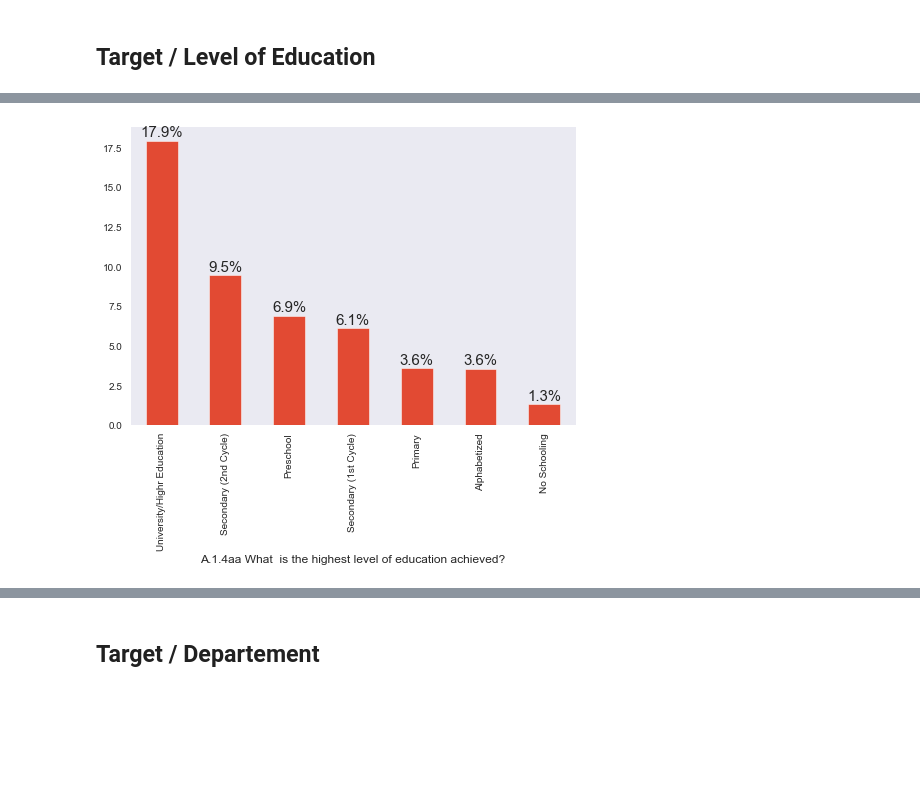
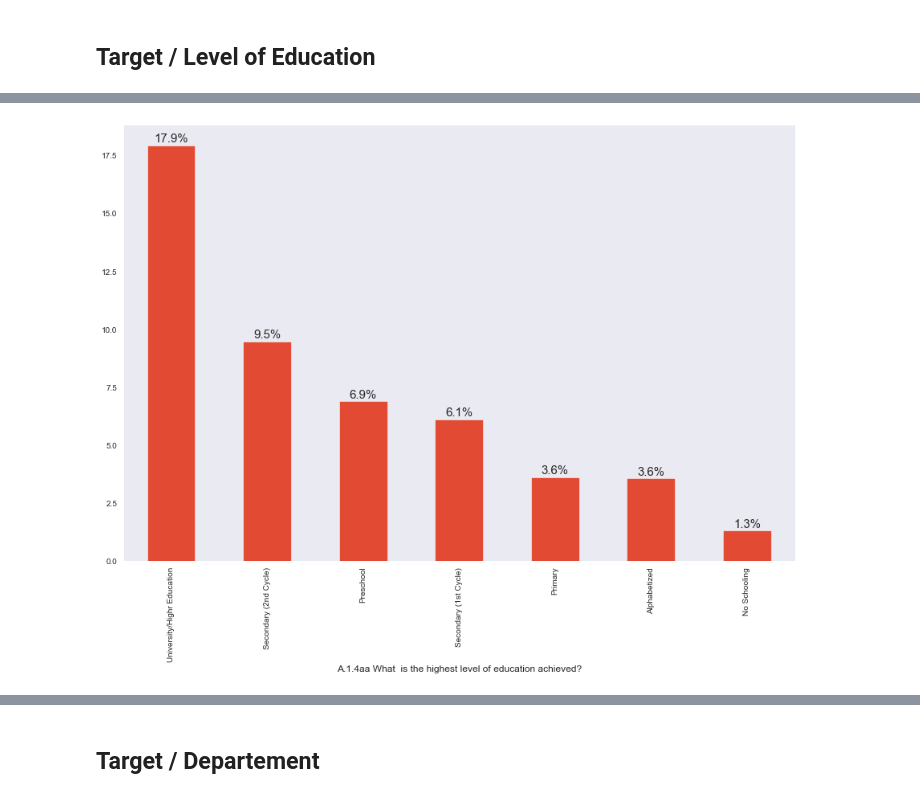
Before and after one commit to VIP509/Finance-Inclusion-1, a Jupyter notebook: Financial Inclusion EDA.ipynb, the cells around one changed output, grey strips where cells are left out. Saved outputs shown, nothing was run; the diff lists cells and outputs as text; code cells hidden in the pictures; blank space fills up the shorter version.

```diff
--- a/Financial Inclusion EDA.ipynb
+++ b/Financial Inclusion EDA.ipynb
@@ -416,7 +418,8 @@ ax = ((df1[df1['Y']==1].groupby(['A.1.4aa What  is the highest level of educatio
  4.0: 'Primary',
  5.0: 'Secondary (1st Cycle)',
  6.0: 'Secondary (2nd Cycle)',
- 7.0: 'University/Highr Education'}).plot.bar()
+ 7.0: 'University/Higher Education'}).plot.bar()
+plt.title("% of individuals who have access to mobile money only by Education Level")
 for bar in ax.patches:
     ax.annotate('{:.1f}%'.format(bar.get_height()),
                    (bar.get_x() + bar.get_width() / 2,
@@ -428,19 +431,23 @@ for bar in ax.patches:
 # %%
 ax = ((df1[df1['Y']==2].groupby(['A.1.4aa What  is the highest level of education achieved?'])['Y'].count()*100)/(df1.groupby(['A.1.4aa What  is the highest level of education achieved?'])['Y'].count())).sort_values(ascending = False).rename(index = {1: 'No Schooling',
  2.0: 'Alphabetized',
  3.0: 'Preschool',
  4.0: 'Primary',
  5.0: 'Secondary (1st Cycle)',
  6.0: 'Secondary (2nd Cycle)',
- 7.0: 'University/Highr Education'}).plot.bar()
+ 7.0: 'University/Higher Education'}).plot.bar()
+fig = plt.gcf()
+fig.set_size_inches(15, 10)
+plt.title("% of individuals who have access to bank financial services only by Education Level")
+plt.title("")
 for bar in ax.patches:
     ax.annotate('{:.1f}%'.format(bar.get_height()),
                    (bar.get_x() + bar.get_width() / 2,
                     bar.get_height()), ha='center', va='center',
                    size=15, xytext=(0, 8),
                    textcoords='offset points')
 # %% [output]
-[figure, old version]
+[figure, new version]
 # %%
 ax  = ((df1[df1['Y']==3].groupby(['A.1.4aa What  is the highest level of education achieved?'])['Y'].count()*100)/(df1.groupby(['A.1.4aa What  is the highest level of education achieved?'])['Y'].count())).sort_values(ascending = False).rename(index = {1: 'No Schooling',
  2.0: 'Alphabetized',
```
Also changed, not shown: parts of 7 cells of this notebook.
